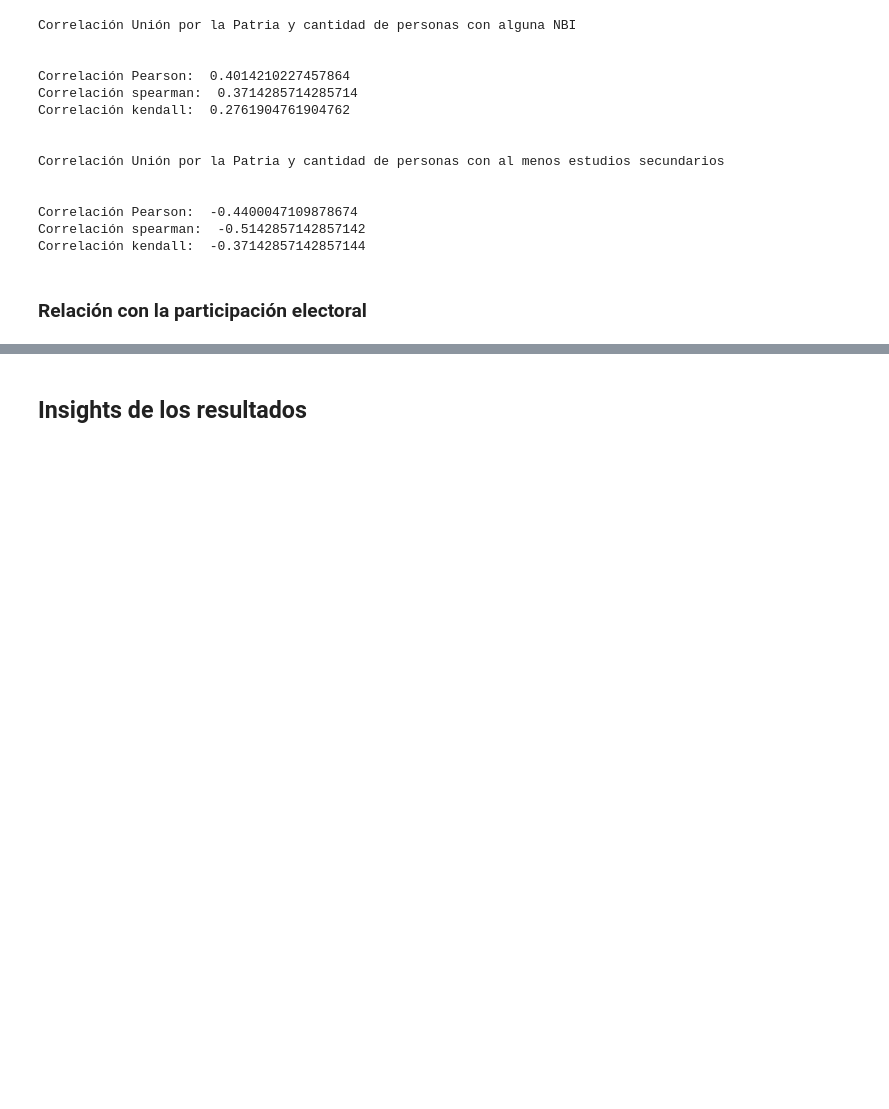
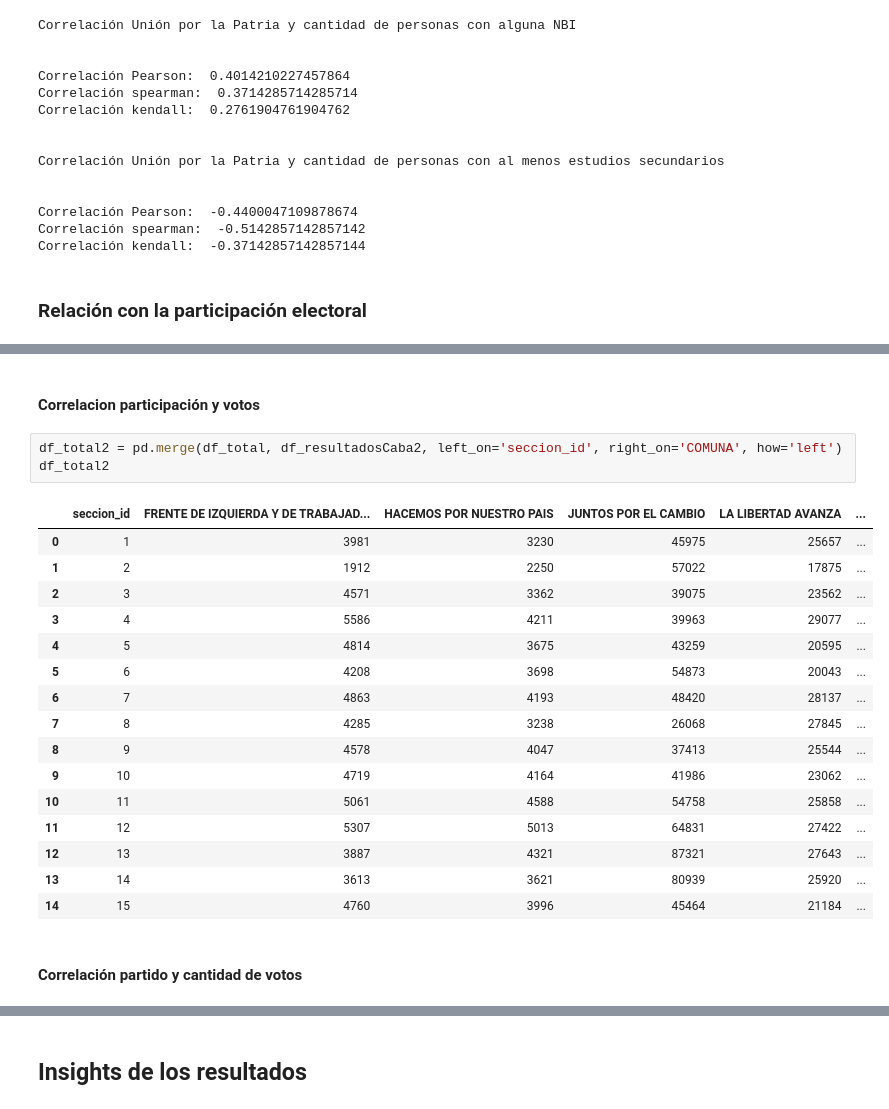
Before and after one commit to nicolasfaccini/Analisis-Elecciones-Generales-2023-Python, a Jupyter notebook: Informe.ipynb, the cells around one changed output, grey strips where cells are left out. Drawn from its saved outputs; the diff is of its cells as text; blank space fills up the shorter version.

```diff
--- a/Informe.ipynb
+++ b/Informe.ipynb
@@ -820,0 +864,24 @@ df_resultadosCaba2['Votos emitidos'].sum()
+# %% [markdown]
+#### Correlacion participación y votos
+# %%
+df_total2 = pd.merge(df_total, df_resultadosCaba2, left_on='seccion_id', right_on='COMUNA', how='left')
+df_total2
+# %% [output]
+|  | seccion_id | FRENTE DE IZQUIERDA Y DE TRABAJAD... | HACEMOS POR NUESTRO PAIS | JUNTOS POR EL CAMBIO | LA LIBERTAD AVANZA | ... |
+| 0 | 1 | 3981 | 3230 | 45975 | 25657 | ... |
+| 1 | 2 | 1912 | 2250 | 57022 | 17875 | ... |
+| 2 | 3 | 4571 | 3362 | 39075 | 23562 | ... |
+| 3 | 4 | 5586 | 4211 | 39963 | 29077 | ... |
+| 4 | 5 | 4814 | 3675 | 43259 | 20595 | ... |
+| 5 | 6 | 4208 | 3698 | 54873 | 20043 | ... |
+| 6 | 7 | 4863 | 4193 | 48420 | 28137 | ... |
+| 7 | 8 | 4285 | 3238 | 26068 | 27845 | ... |
+| 8 | 9 | 4578 | 4047 | 37413 | 25544 | ... |
+| 9 | 10 | 4719 | 4164 | 41986 | 23062 | ... |
+| 10 | 11 | 5061 | 4588 | 54758 | 25858 | ... |
+| 11 | 12 | 5307 | 5013 | 64831 | 27422 | ... |
+| 12 | 13 | 3887 | 4321 | 87321 | 27643 | ... |
+| 13 | 14 | 3613 | 3621 | 80939 | 25920 | ... |
+| 14 | 15 | 4760 | 3996 | 45464 | 21184 | ... |
+# %% [markdown]
+#### Correlación partido y cantidad de votos
```
Also changed, not shown: parts of 8 cells of this notebook.
